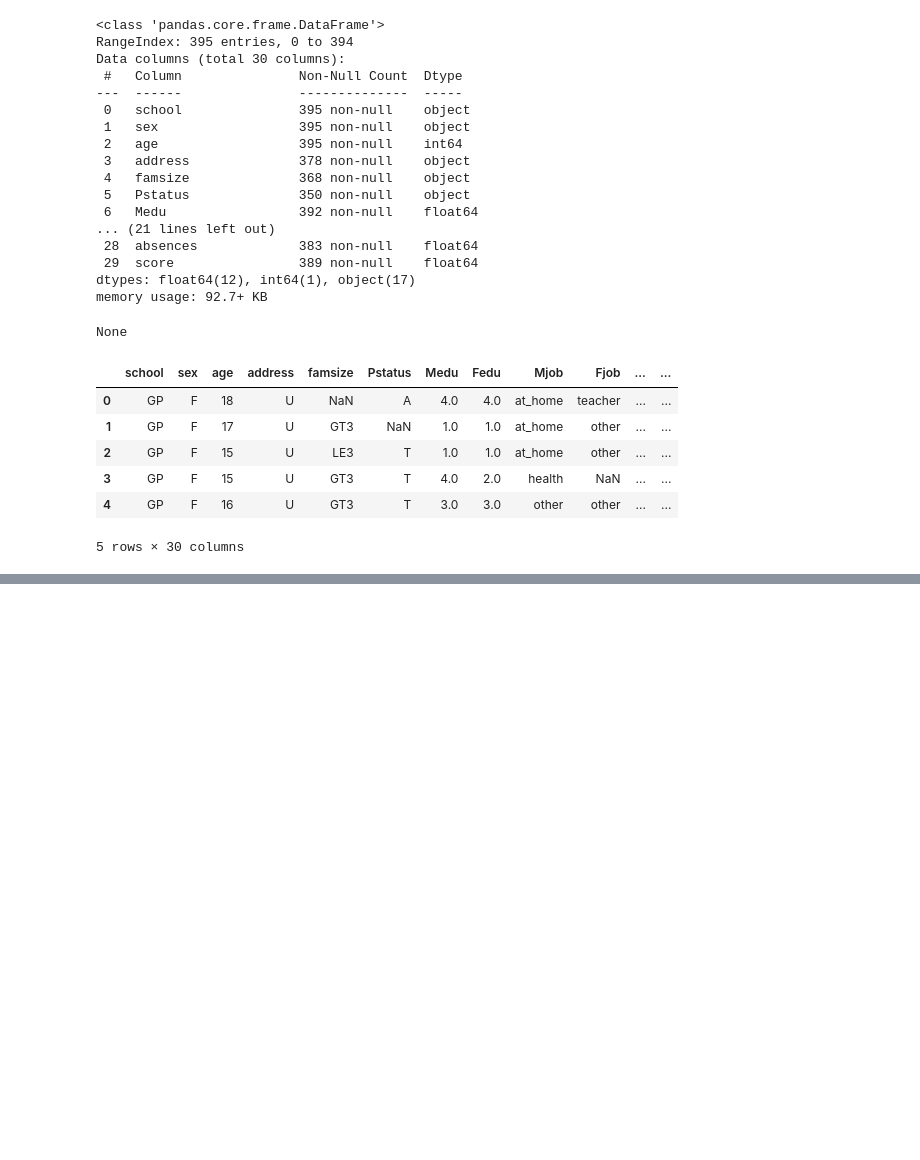
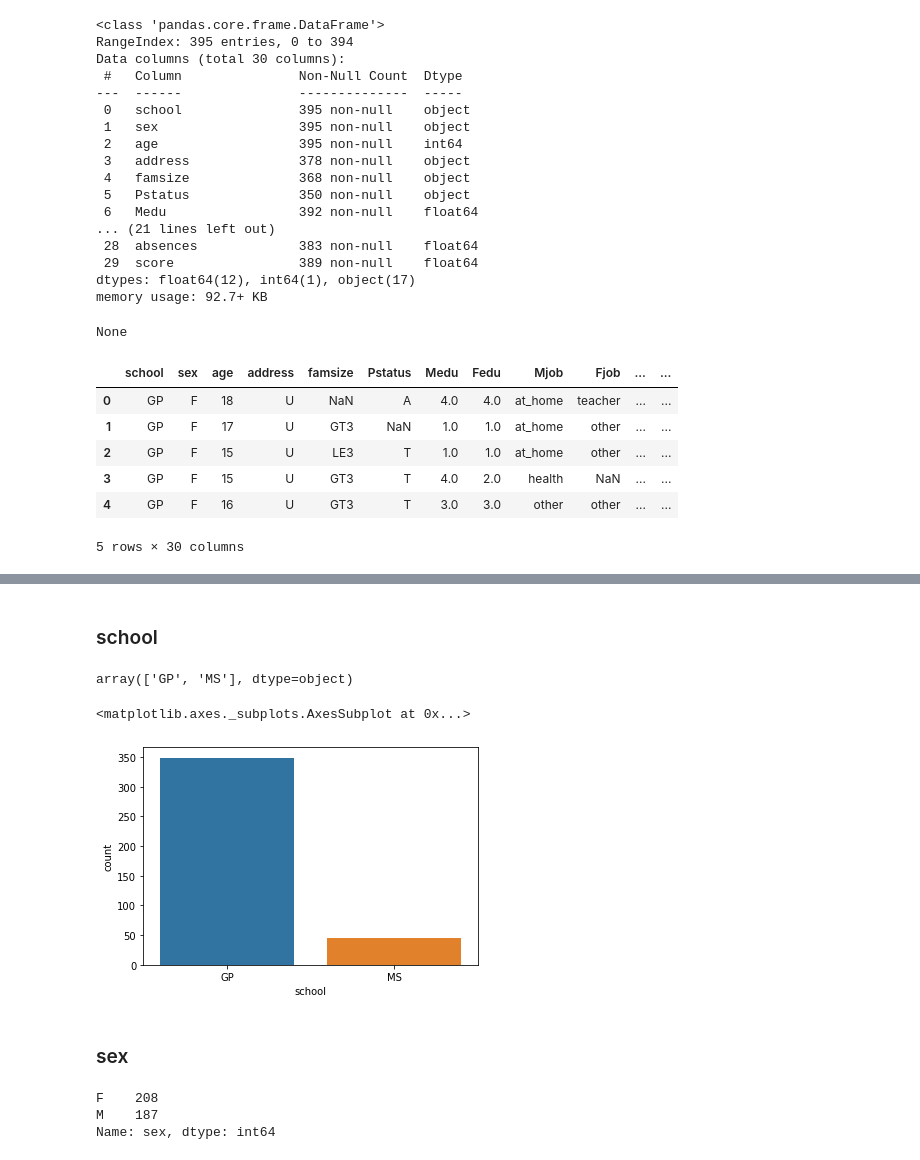
Before and after one commit to Golovolastik/skillfactory_rds, a Jupyter notebook: module_2/stud_math.ipynb, the cells around one changed output, grey strips where cells are left out. Cells and saved outputs as stored; diff of their text form; code cells hidden in the pictures; blank space fills up the shorter version.

Commit message:
test-working with columns

```diff
--- a/module_2/stud_math.ipynb
+++ b/module_2/stud_math.ipynb
@@ -33,0 +45,6 @@ None
+# %%
+df.columns = ['school', 'sex', 'age', 'address', 'famsize', 'pstatus', 'medu', 'fedu',
+       'mjob', 'fjob', 'reason', 'guardian', 'traveltime', 'studytime',
+       'failures', 'schoolsup', 'famsup', 'paid', 'activities', 'nursery',
+       'studytime, granular', 'higher', 'internet', 'romantic', 'famrel',
+       'freetime', 'goout', 'health', 'absences', 'score']
@@ -33,0 +68,19 @@ None
+# %% [markdown]
+### school
+# %%
+df.school.unique()
+# %% [output]
+array(['GP', 'MS'], dtype=object)
+# %%
+sns.countplot(data = df, x = df.school)
+# %% [output]
+<matplotlib.axes._subplots.AxesSubplot at 0x...>
+[figure, added]
+# %% [markdown]
+### sex
+# %%
+df.sex.value_counts()
+# %% [output]
+F    208
+M    187
+Name: sex, dtype: int64
```
Also changed, not shown: parts of 38 cells of this notebook.
